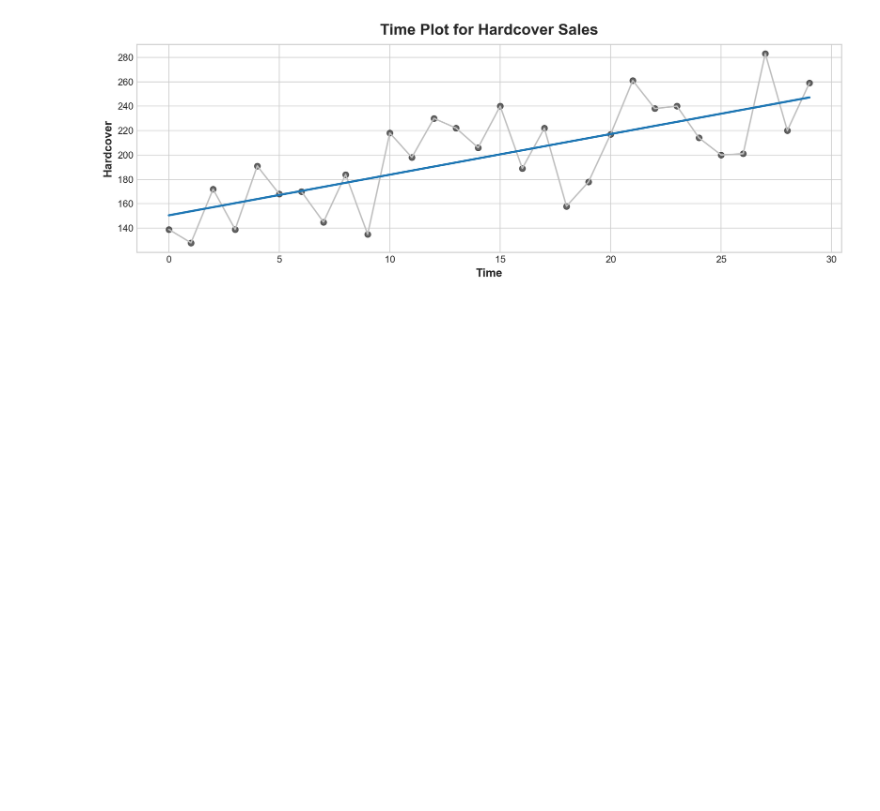
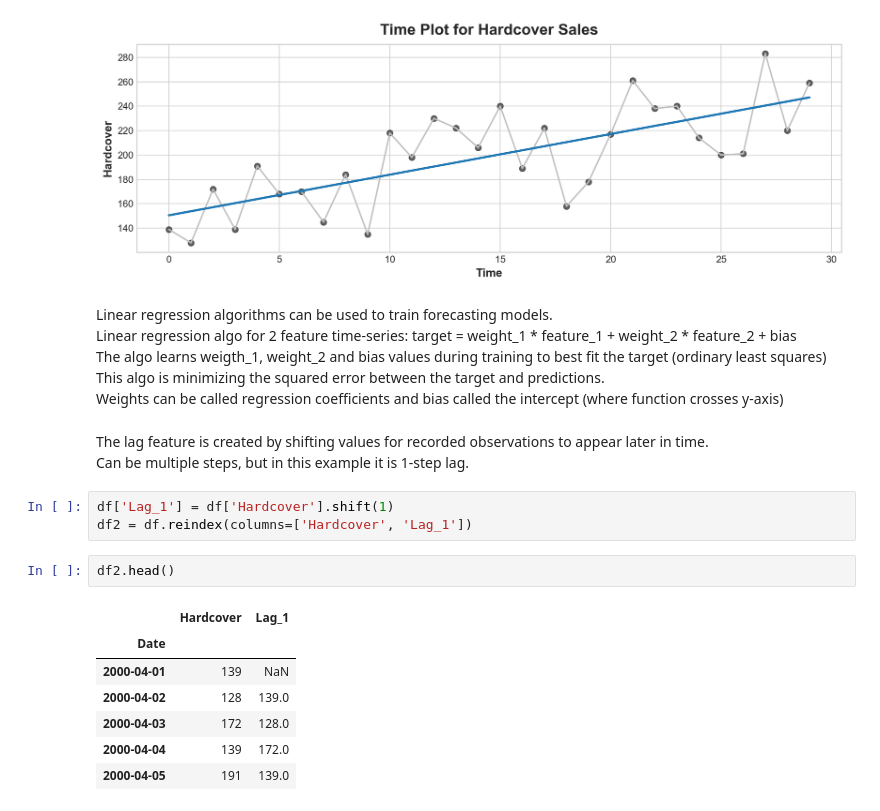
Before and after one commit to mikerly131/store_sales_ml, a Jupyter notebook: time_series_demo_pt1.ipynb, the cells around one changed output. Cells and saved outputs as stored; diff of their text form; blank space fills up the shorter version.

```diff
--- a/time_series_demo_pt1.ipynb
+++ b/time_series_demo_pt1.ipynb
@@ -55,3 +64,25 @@ ax = sns.regplot(x='Time', y='Hardcover', data=df, ci=None, scatter_kws=dict(col
 ax.set_title('Time Plot for Hardcover Sales');
 # %% [output]
 [figure]
+# %% [markdown]
+Linear regression algorithms can be used to train forecasting models.
+Linear regression algo for 2 feature time-series:  target = weight_1 * feature_1 + weight_2 * feature_2 + bias
+The algo learns weigth_1, weight_2 and bias values during training to best fit the target (ordinary least squares)
+This algo is minimizing the squared error between the target and predictions.
+Weights can be called regression coefficients and bias called the intercept (where function crosses y-axis)
+# %% [markdown]
+The lag feature is created by shifting values for recorded observations to appear later in time.
+Can be multiple steps, but in this example it is 1-step lag.
+# %%
+df['Lag_1'] = df['Hardcover'].shift(1)
+df2 = df.reindex(columns=['Hardcover', 'Lag_1'])
+# %%
+df2.head()
+# %% [output]
+|  | Hardcover | Lag_1 |
+| Date |  |  |
+| 2000-04-01 | 139 | NaN |
+| 2000-04-02 | 128 | 139.0 |
+| 2000-04-03 | 172 | 128.0 |
+| 2000-04-04 | 139 | 172.0 |
+| 2000-04-05 | 191 | 139.0 |
```
Also changed, not shown: parts of 9 cells of this notebook.
